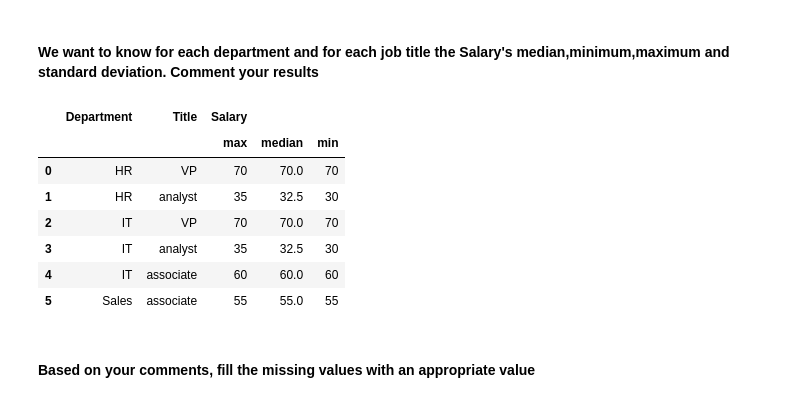
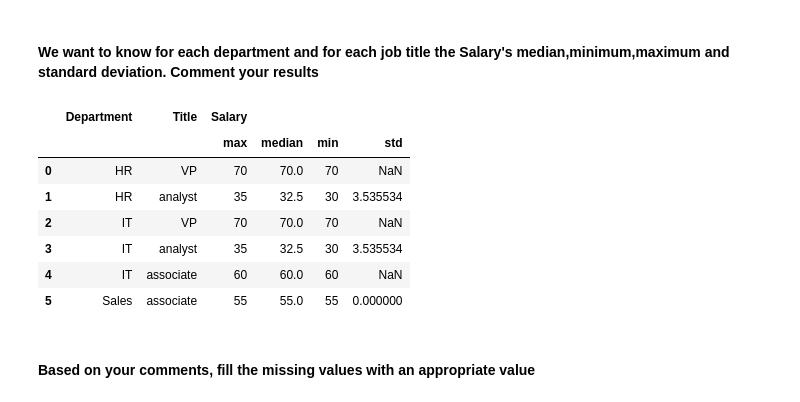
Before and after one commit to Ironhack-Data-Madrid-Octubre-2023/5.1-lab_pivot_table_and_correlation, a Jupyter notebook: your_code/main.ipynb, the cells around one changed output. Saved outputs shown, nothing was run; the diff lists cells and outputs as text; code cells hidden in the pictures.

```diff
--- a/your_code/main.ipynb
+++ b/your_code/main.ipynb
@@ -92,16 +96,16 @@ employee.pivot_table(index=['Department', 'Title'], values=['Salary', 'Name'], a
 #### We want to know for each department and for each job title the Salary's median,minimum,maximum and standard deviation. Comment your results
 # %%
 # your answer here
-employee.pivot_table(index=['Department', 'Title'], values=['Salary'], aggfunc={'Salary': ['median', 'min', 'max']}).reset_index()
+employee.pivot_table(index=['Department', 'Title'], values=['Salary'], aggfunc={'Salary': ['median', 'min', 'max', 'std']}).reset_index()
 # %% [output]
-|  | Department | Title | Salary |  |  |
-|  |  |  | max | median | min |
-| 0 | HR | VP | 70 | 70.0 | 70 |
-| 1 | HR | analyst | 35 | 32.5 | 30 |
-| 2 | IT | VP | 70 | 70.0 | 70 |
-| 3 | IT | analyst | 35 | 32.5 | 30 |
-| 4 | IT | associate | 60 | 60.0 | 60 |
-| 5 | Sales | associate | 55 | 55.0 | 55 |
+|  | Department | Title | Salary |  |  |  |
+|  |  |  | max | median | min | std |
+| 0 | HR | VP | 70 | 70.0 | 70 | NaN |
+| 1 | HR | analyst | 35 | 32.5 | 30 | 3.535534 |
+| 2 | IT | VP | 70 | 70.0 | 70 | NaN |
+| 3 | IT | analyst | 35 | 32.5 | 30 | 3.535534 |
+| 4 | IT | associate | 60 | 60.0 | 60 | NaN |
+| 5 | Sales | associate | 55 | 55.0 | 55 | 0.000000 |
 # %% [markdown]
 #### Based on your comments, fill the missing values with an appropriate value
 # %%
```
Also changed, not shown: parts of 2 cells of this notebook.
